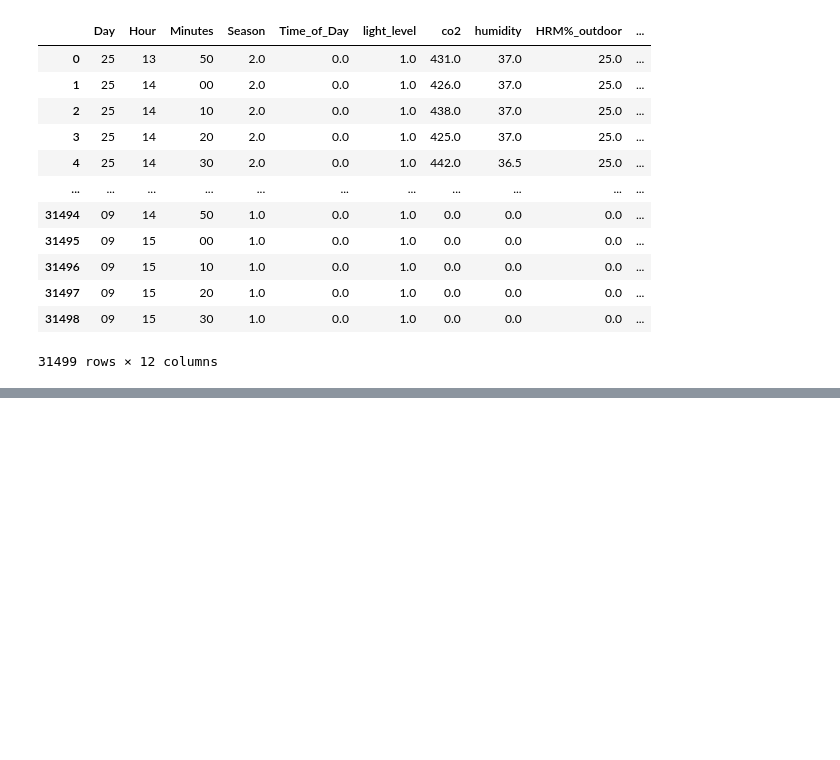
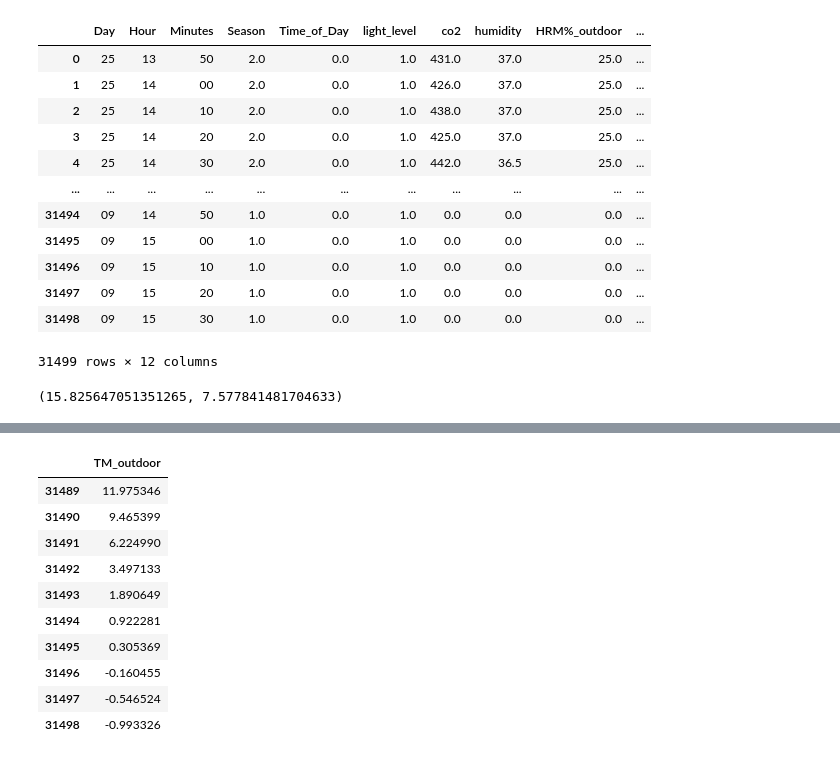
Before and after one commit to peremayolc/UAB_EnergyStudy, a Jupyter notebook: Recommender/recommendersys.ipynb, the cells around one changed output, grey strips where cells are left out. Saved outputs shown, nothing was run; the diff lists cells and outputs as text; code cells hidden in the pictures; blank space fills up the shorter version.

```diff
--- a/Recommender/recommendersys.ipynb
+++ b/Recommender/recommendersys.ipynb
@@ -513,6 +513,7 @@ class NNPredictionModel:
     def __init__(self, input_shape, output_units=6):
         self.model_1 = self.uni_LSTM(input_shape, output_units)
         self.model_2 = self.bi_LSTM(input_shape, output_units)
+        self.model_3 = self.uni_LSTM2(input_shape, output_units)
 
     def uni_LSTM(self, input_shape, output_units):
         model = Sequential([
@@ -524,6 +525,21 @@ class NNPredictionModel:
             Dense(output_units, activation='linear')
         ])
         optimizer = Adam(learning_rate=0.0005)
+        model.compile(optimizer=optimizer, loss='mse')
+        return model
+
+    def uni_LSTM2(self, input_shape, output_units):
+        model = Sequential([
+            LSTM(128, activation='tanh', return_sequences=True, input_shape=input_shape),
+            Dropout(0.2),
+            LSTM(64, activation='tanh', return_sequences=True),
+            Dropout(0.2),
+            LSTM(64, activation='tanh', return_sequences=True),  # Añade una capa LSTM adicional
+            Dropout(0.2),
+            LSTM(32, activation='tanh'),  # Añade una capa LSTM adicional
+            Dense(output_units, activation='linear')
+        ])
+        optimizer = Adam(learning_rate=0.0005)  # Ajusta la tasa de aprendizaje
         model.compile(optimizer=optimizer, loss='mse')
         return model
 
@@ -748,3 +743,20 @@ train_test
 | 31497 | 09 | 15 | 20 | 1.0 | 0.0 | 1.0 | 0.0 | 0.0 | 0.0 | ... |
 | 31498 | 09 | 15 | 30 | 1.0 | 0.0 | 1.0 | 0.0 | 0.0 | 0.0 | ... |
 31499 rows × 12 columns
+# %%
+y_mean=df_train['TM_outdoor'].mean()
+y_std=scaler.scale_[df_train.shape[1]-2]
+y_mean, y_std
+# %% [output]
+(15.825647051351265, 7.577841481704633)
+# %%
+for i in range(len(df_train),len(train_test)):
+    X_test=train_test[i-lags:i]
+    X_test=scaler.transform(X_test)
+    val=uni_model.predict(X_test.reshape(1,lags,X_test.shape[1]))
+    val2=y_std*val[:,0]+y_mean
+    train_test.loc[i,'TM_outdoor']=val2
+
+final_test = train_test[len(df_train):][['TM_outdoor']]
+final_test
+# %% [output]
@@ -751,3 +773,14 @@ train_test
+|  | TM_outdoor |
+| 31489 | 11.975346 |
+| 31490 | 9.465399 |
+| 31491 | 6.224990 |
+| 31492 | 3.497133 |
+| 31493 | 1.890649 |
+| 31494 | 0.922281 |
+| 31495 | 0.305369 |
+| 31496 | -0.160455 |
+| 31497 | -0.546524 |
+| 31498 | -0.993326 |
 # %%
 def mean_std(train_test, column, position):
     # Obtener las últimas n columnas del DataFrame
```
Also changed, not shown: parts of 7 cells of this notebook.
